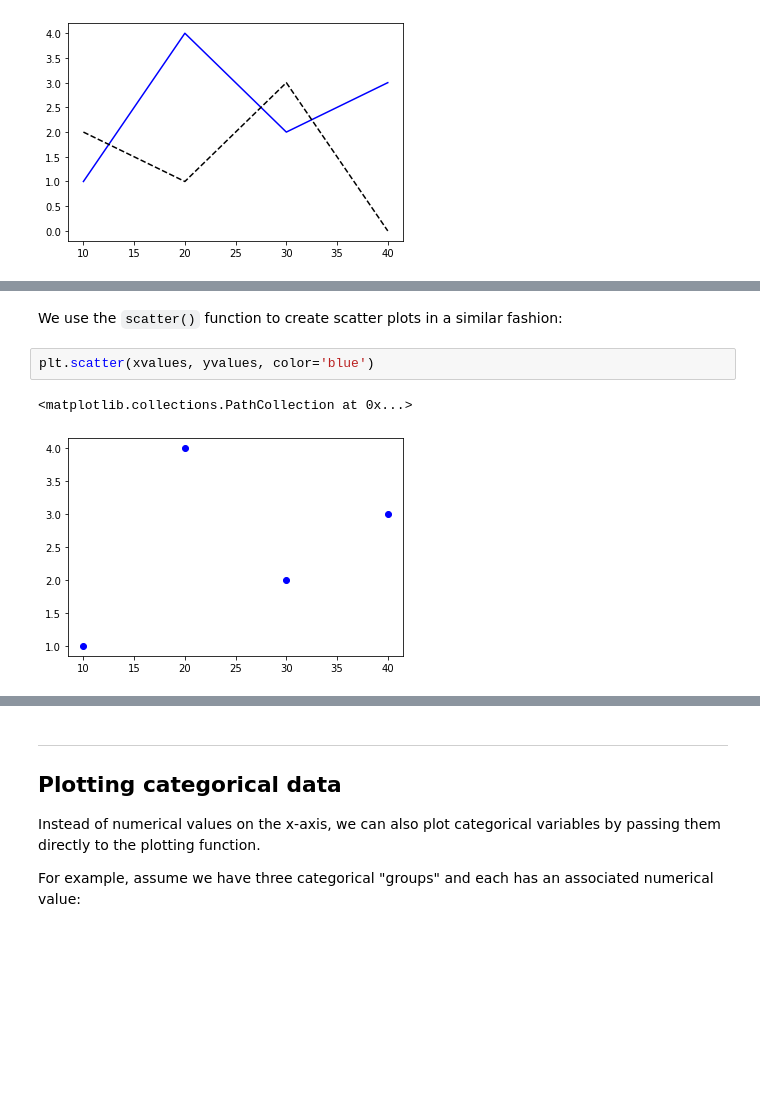
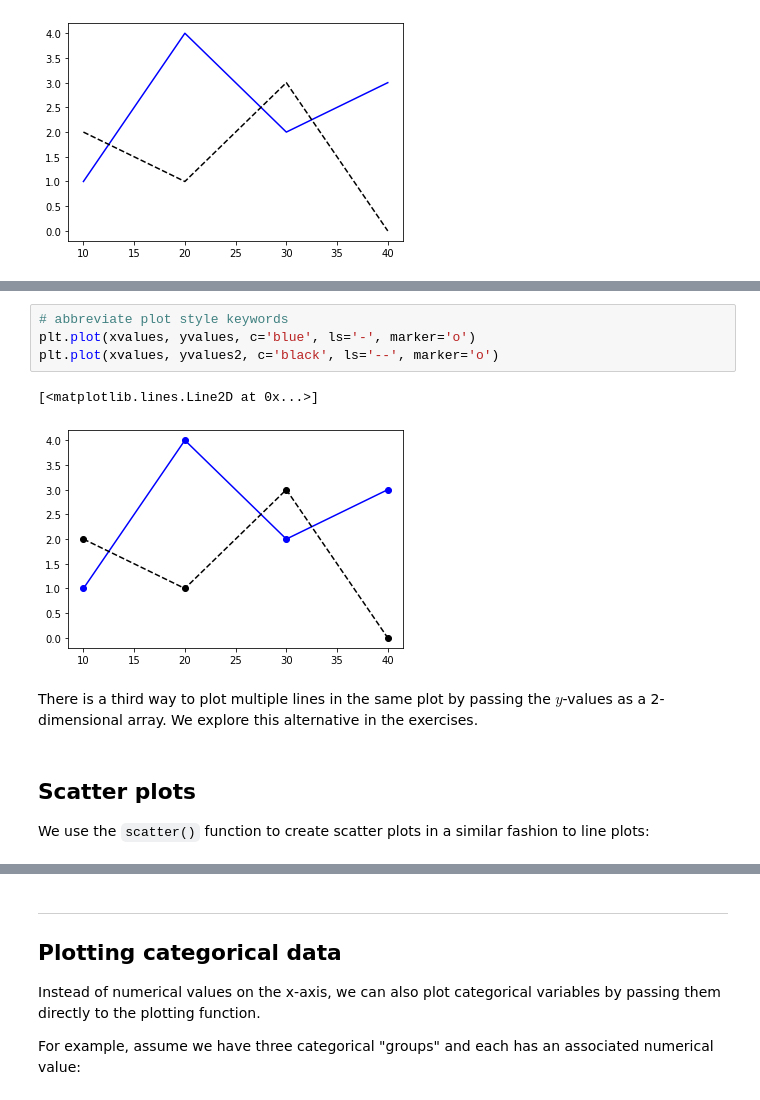
Before and after one commit to richardfoltyn/python-statistics, a Jupyter notebook: lectures/unit5.ipynb, the cells around one changed output, grey strips where cells are left out. Drawn from its saved outputs; the diff is of its cells as text; blank space fills up the shorter version.

```diff
--- a/lectures/unit5.ipynb
+++ b/lectures/unit5.ipynb
@@ -93,7 +135,15 @@ between dashes.
+# %%
+# abbreviate plot style keywords
+plt.plot(xvalues, yvalues, c='blue', ls='-', marker='o')
+plt.plot(xvalues, yvalues2, c='black', ls='--', marker='o')
+# %% [output]
+[<matplotlib.lines.Line2D at 0x...>]
+[figure, added]
+# %% [markdown]
+There is a third way to plot multiple lines in the same plot by
+passing the $y$-values as a 2-dimensional array. We explore this
+alternative in the exercises.
 # %% [markdown]
-We use the `scatter()` function to create scatter plots in a similar fashion:
+## Scatter plots
+
+We use the `scatter()` function to create scatter plots in a similar fashion to line plots:
-# %%
-plt.scatter(xvalues, yvalues, color='blue')
-# %% [output]
-<matplotlib.collections.PathCollection at 0x...>
-[figure, removed]
```
Also changed, not shown: parts of 36 cells of this notebook.
